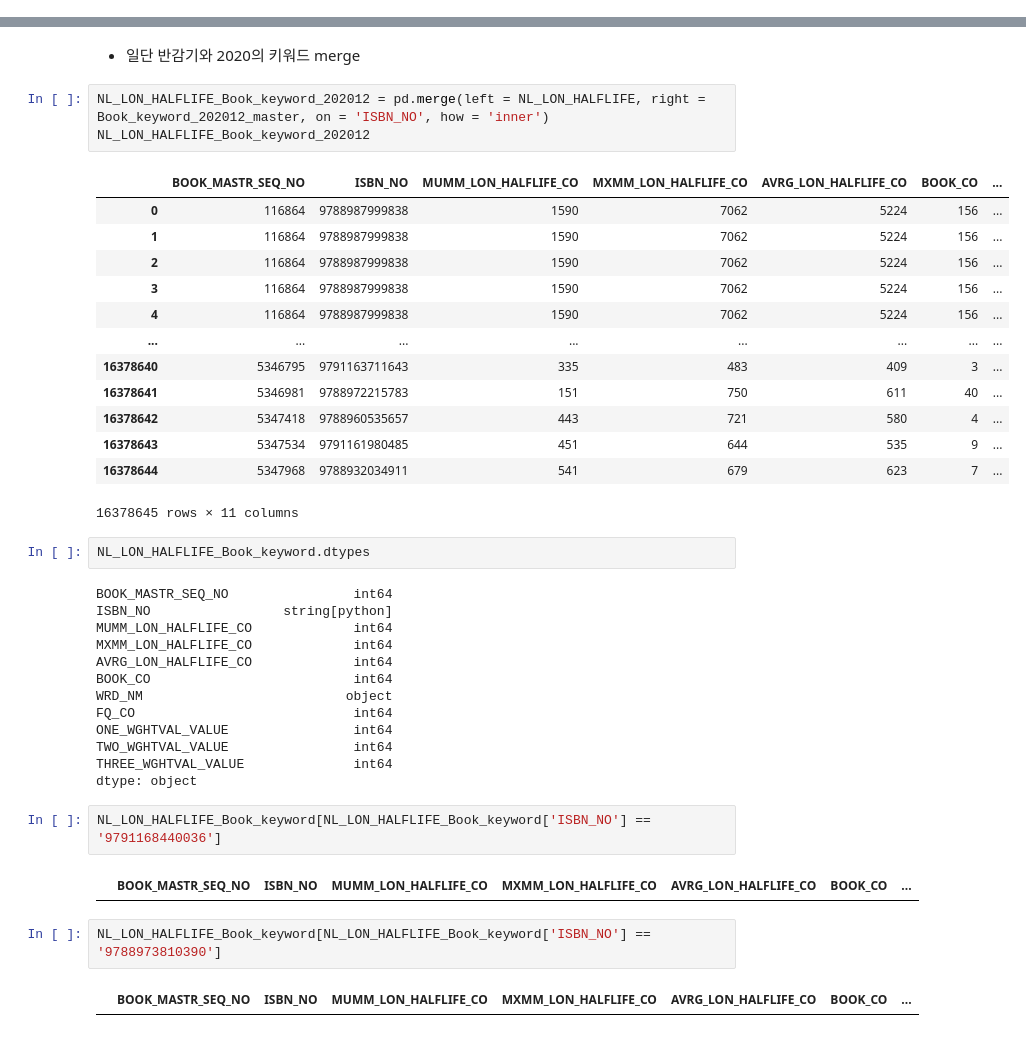
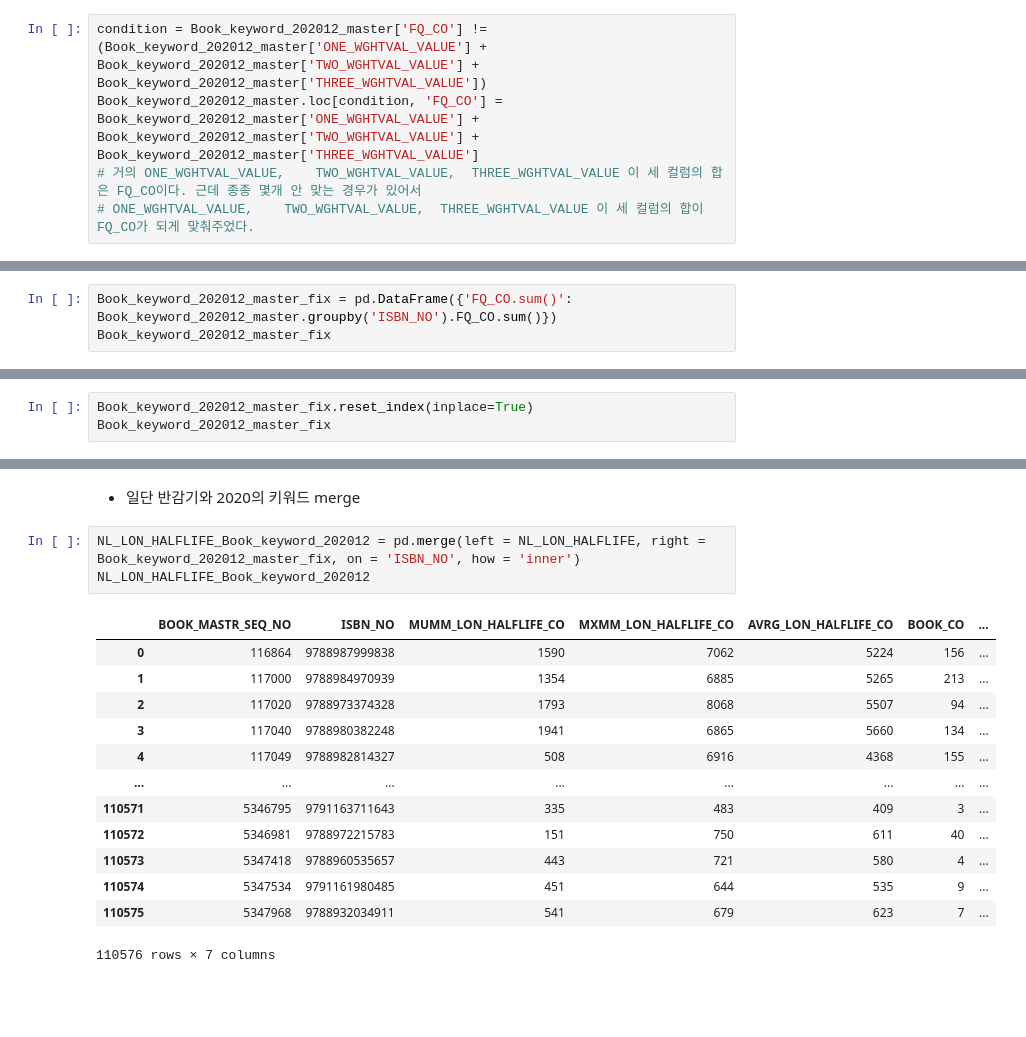
Before and after one commit to dilicat0813/alpaco5_Project_library, a Jupyter notebook: 경환님 이거 보세요/도서_키워드.ipynb, the cells around one changed output, grey strips where cells are left out. Drawn from its saved outputs; the diff is of its cells as text; blank space fills up the shorter version.

```diff
--- a/경환님 이거 보세요/도서_키워드.ipynb
+++ b/경환님 이거 보세요/도서_키워드.ipynb
@@ -339,0 +459,5 @@ pd.reset_option('display.max_columns')
+# %%
+condition = Book_keyword_202012_master['FQ_CO'] != (Book_keyword_202012_master['ONE_WGHTVAL_VALUE'] + Book_keyword_202012_master['TWO_WGHTVAL_VALUE'] + Book_keyword_202012_master['THREE_WGHTVAL_VALUE'])
+Book_keyword_202012_master.loc[condition, 'FQ_CO'] = Book_keyword_202012_master['ONE_WGHTVAL_VALUE'] + Book_keyword_202012_master['TWO_WGHTVAL_VALUE'] + Book_keyword_202012_master['THREE_WGHTVAL_VALUE']
+# 거의 ONE_WGHTVAL_VALUE,	TWO_WGHTVAL_VALUE,	THREE_WGHTVAL_VALUE 이 세 컬럼의 합은 FQ_CO이다. 근데 종종 몇개 안 맞는 경우가 있어서
+# ONE_WGHTVAL_VALUE,	TWO_WGHTVAL_VALUE,	THREE_WGHTVAL_VALUE 이 세 컬럼의 합이 FQ_CO가 되게 맞춰주었다.
@@ -339,0 +500,3 @@ pd.reset_option('display.max_columns')
+# %%
+Book_keyword_202012_master_fix = pd.DataFrame({'FQ_CO.sum()': Book_keyword_202012_master.groupby('ISBN_NO').FQ_CO.sum()})
+Book_keyword_202012_master_fix
@@ -339,0 +518,3 @@ pd.reset_option('display.max_columns')
+# %%
+Book_keyword_202012_master_fix.reset_index(inplace=True)
+Book_keyword_202012_master_fix
@@ -365,42 +560,19 @@ dtype: object
 # %% [markdown]
 * 일단 반감기와 2020의 키워드 merge
 # %%
-NL_LON_HALFLIFE_Book_keyword_202012 = pd.merge(left = NL_LON_HALFLIFE, right = Book_keyword_202012_master, on = 'ISBN_NO', how = 'inner')
+NL_LON_HALFLIFE_Book_keyword_202012 = pd.merge(left = NL_LON_HALFLIFE, right = Book_keyword_202012_master_fix, on = 'ISBN_NO', how = 'inner')
 NL_LON_HALFLIFE_Book_keyword_202012
 # %% [output]
 |  | BOOK_MASTR_SEQ_NO | ISBN_NO | MUMM_LON_HALFLIFE_CO | MXMM_LON_HALFLIFE_CO | AVRG_LON_HALFLIFE_CO | BOOK_CO | ... |
 | 0 | 116864 | 9788987999838 | 1590 | 7062 | 5224 | 156 | ... |
-| 1 | 116864 | 9788987999838 | 1590 | 7062 | 5224 | 156 | ... |
-| 2 | 116864 | 9788987999838 | 1590 | 7062 | 5224 | 156 | ... |
-| 3 | 116864 | 9788987999838 | 1590 | 7062 | 5224 | 156 | ... |
-| 4 | 116864 | 9788987999838 | 1590 | 7062 | 5224 | 156 | ... |
+| 1 | 117000 | 9788984970939 | 1354 | 6885 | 5265 | 213 | ... |
+| 2 | 117020 | 9788973374328 | 1793 | 8068 | 5507 | 94 | ... |
+| 3 | 117040 | 9788980382248 | 1941 | 6865 | 5660 | 134 | ... |
+| 4 | 117049 | 9788982814327 | 508 | 6916 | 4368 | 155 | ... |
 | ... | ... | ... | ... | ... | ... | ... | ... |
-| 16378640 | 5346795 | 9791163711643 | 335 | 483 | 409 | 3 | ... |
-| 16378641 | 5346981 | 9788972215783 | 151 | 750 | 611 | 40 | ... |
-| 16378642 | 5347418 | 9788960535657 | 443 | 721 | 580 | 4 | ... |
-| 16378643 | 5347534 | 9791161980485 | 451 | 644 | 535 | 9 | ... |
-| 16378644 | 5347968 | 9788932034911 | 541 | 679 | 623 | 7 | ... |
+| 110571 | 5346795 | 9791163711643 | 335 | 483 | 409 | 3 | ... |
+| 110572 | 5346981 | 9788972215783 | 151 | 750 | 611 | 40 | ... |
+| 110573 | 5347418 | 9788960535657 | 443 | 721 | 580 | 4 | ... |
+| 110574 | 5347534 | 9791161980485 | 451 | 644 | 535 | 9 | ... |
+| 110575 | 5347968 | 9788932034911 | 541 | 679 | 623 | 7 | ... |
-16378645 rows × 11 columns
+110576 rows × 7 columns
-# %%
-NL_LON_HALFLIFE_Book_keyword.dtypes
-# %% [output]
-BOOK_MASTR_SEQ_NO                int64
-ISBN_NO                 string[python]
-MUMM_LON_HALFLIFE_CO             int64
-MXMM_LON_HALFLIFE_CO             int64
-AVRG_LON_HALFLIFE_CO             int64
-BOOK_CO                          int64
-WRD_NM                          object
-FQ_CO                            int64
-ONE_WGHTVAL_VALUE                int64
-TWO_WGHTVAL_VALUE                int64
-THREE_WGHTVAL_VALUE              int64
-dtype: object
-# %%
-NL_LON_HALFLIFE_Book_keyword[NL_LON_HALFLIFE_Book_keyword['ISBN_NO'] == '9791168440036']
-# %% [output]
-|  | BOOK_MASTR_SEQ_NO | ISBN_NO | MUMM_LON_HALFLIFE_CO | MXMM_LON_HALFLIFE_CO | AVRG_LON_HALFLIFE_CO | BOOK_CO | ... |
-# %%
-NL_LON_HALFLIFE_Book_keyword[NL_LON_HALFLIFE_Book_keyword['ISBN_NO'] == '9788973810390']
-# %% [output]
-|  | BOOK_MASTR_SEQ_NO | ISBN_NO | MUMM_LON_HALFLIFE_CO | MXMM_LON_HALFLIFE_CO | AVRG_LON_HALFLIFE_CO | BOOK_CO | ... |
```
Also changed, not shown: parts of 14 cells of this notebook, 1 other file.
